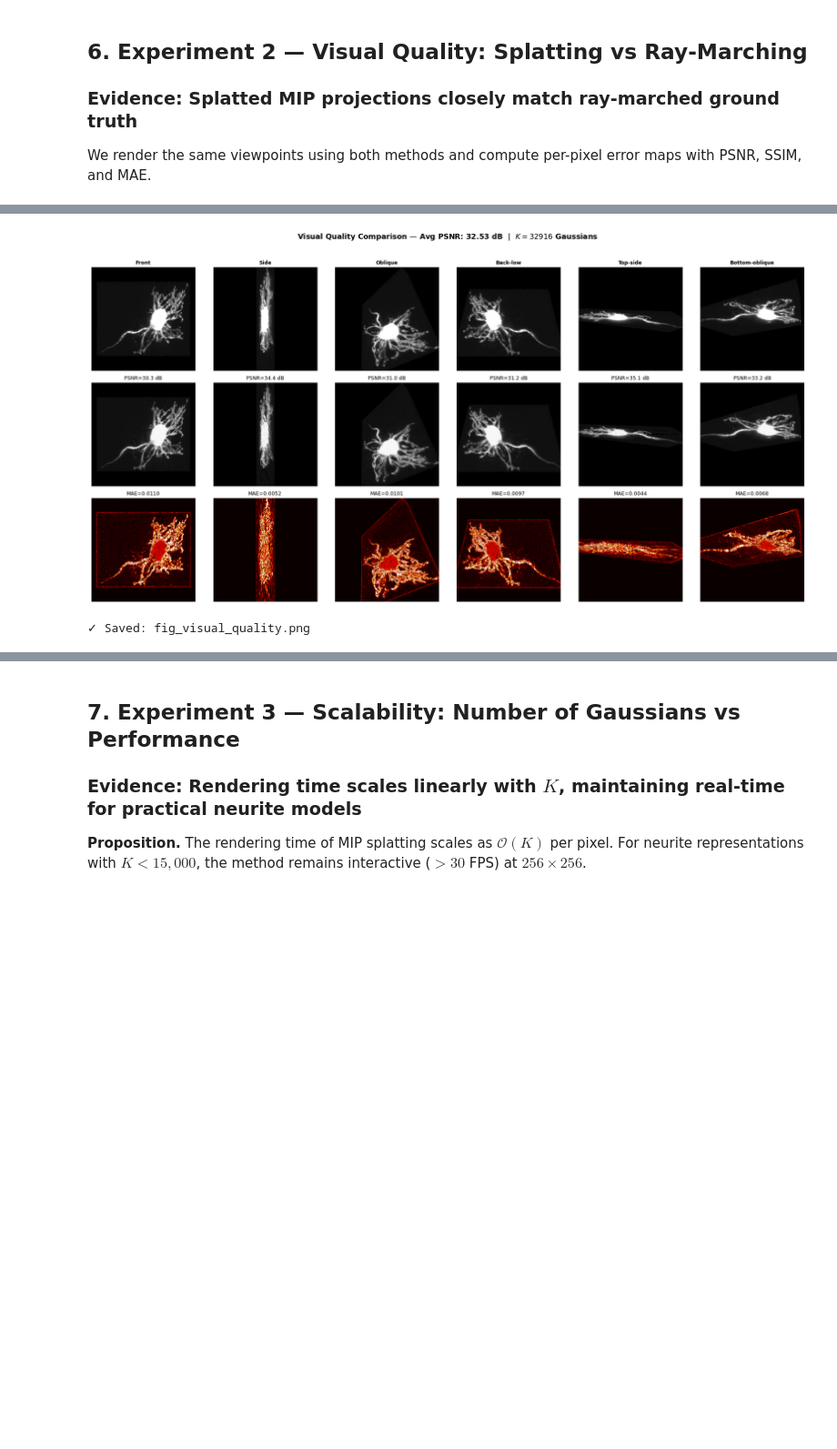
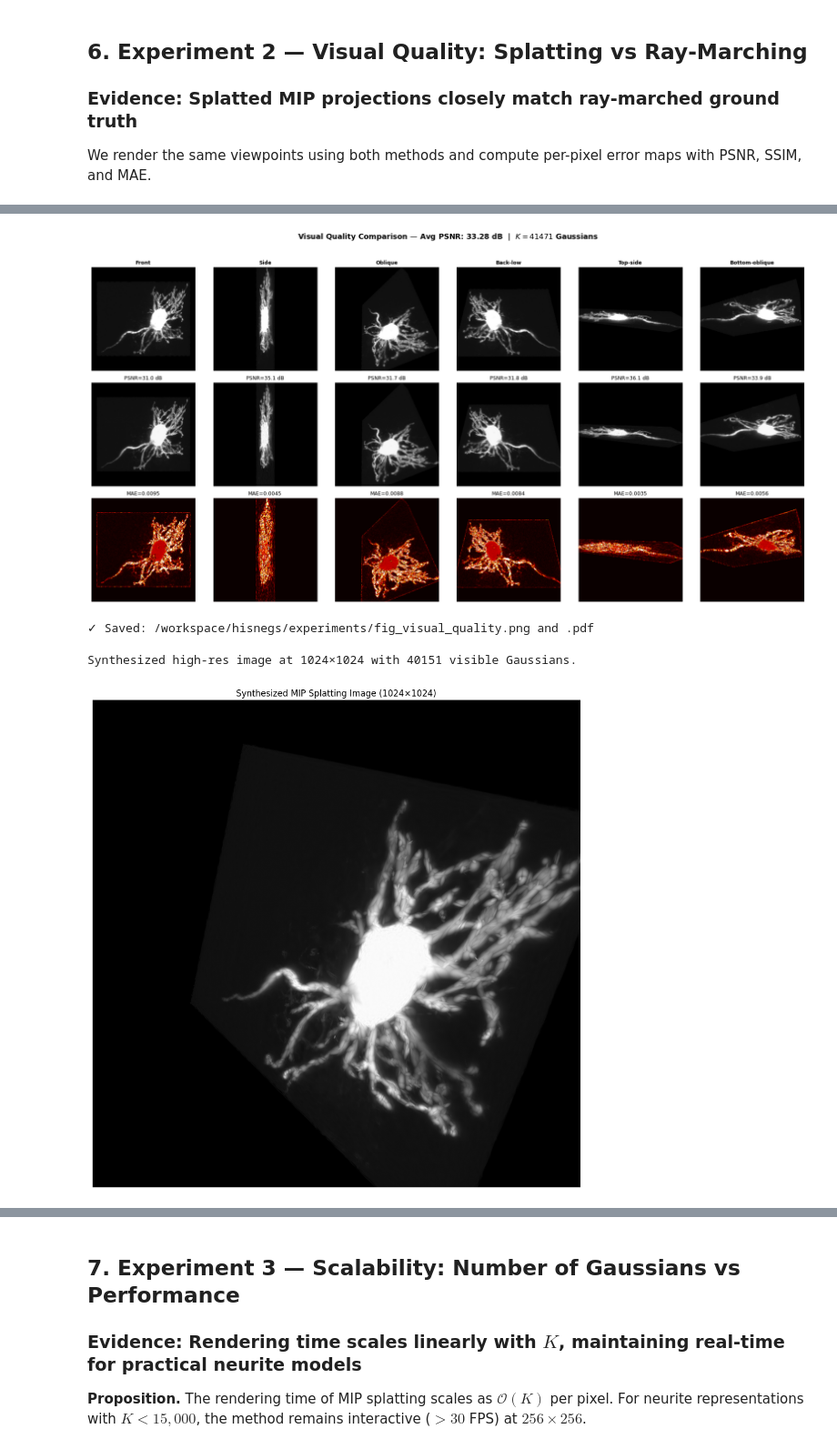
Before and after one commit to asheibanifard/hisnegs, a Jupyter notebook: src/renderer/splat_experiments.ipynb, the cells around one changed output, grey strips where cells are left out. Shown at 91% size. Cells and saved outputs as stored; diff of their text form; code cells hidden in the pictures; blank space fills up the shorter version.

```diff
--- a/src/renderer/splat_experiments.ipynb
+++ b/src/renderer/splat_experiments.ipynb
@@ -183,10 +181,9 @@ Aspect scales (x,y,z): [1.0, 0.7958179712295532, 0.12300123274326324]
 # %% [markdown]
 ## 4. Load Gaussian Checkpoint & Ground-Truth Volume
 # %%
-# ── Load GMF-fitted Gaussians (stage 1 output) ──────────────────
-# Start MIP splatting from the 3D-fitted Gaussians, NOT from an
-# intermediate MIP checkpoint.  This is the correct starting point.
-CKPT_PATH = "/workspace/neurogs_v7/gmf_refined_best.pt"
+# ── Load Trained MIP Splatting Checkpoint ──────────────────────
+# Load the trained MIP splatting model (stage 2 output) for better PSNR
+CKPT_PATH = "checkpoints/train_swme_ssim_edge_inte_checkpoint/splat_swme_ssim_edge_inte_best.pt"
 ckpt = torch.load(CKPT_PATH, map_location=device)
 
 means_raw           = ckpt["means"].to(device)
@@ -196,7 +193,7 @@ log_amplitudes_raw  = ckpt.get("log_amplitudes", ckpt.get("log_intensities")).to
 
 K = means_raw.shape[0]
 print(f"Checkpoint: {CKPT_PATH}")
-print(f"  Source:     GMF-fitted 3D Gaussians (stage 1)")
+print(f"  Source:     Trained MIP Splatting (stage 2 - WMSE + SSIM + Edge + Intensity)")
 print(f"  Gaussians:  K = {K}")
 
 # ── Build GaussianParameters ─────────────────────────────────────
@@ -651,9 +627,36 @@ axes[2, 0].set_ylabel('|Error| × 5', fontsize=11, fontweight='bold')
 fig.suptitle(f'Visual Quality Comparison — Avg PSNR: {avg_psnr:.2f} dB  |  $K = {K}$ Gaussians',
              fontsize=13, fontweight='bold', y=1.02)
 plt.tight_layout()
-plt.savefig('fig_visual_quality.png', dpi=300, bbox_inches='tight')
+out_dir = '/workspace/hisnegs/experiments'
+plt.savefig(f'{out_dir}/fig_visual_quality.png', dpi=300, bbox_inches='tight')
+plt.savefig(f'{out_dir}/fig_visual_quality.pdf', bbox_inches='tight')
+
 plt.show()
-print("✓ Saved: fig_visual_quality.png")
+print(f"✓ Saved: {out_dir}/fig_visual_quality.png and .pdf")
 # %% [output]
-[figure, old version]
+[figure, new version]
-✓ Saved: fig_visual_quality.png
+✓ Saved: /workspace/hisnegs/experiments/fig_visual_quality.png and .pdf
+# %%
+# synthesed one image with 1024 1024 resolution of MIP splatting
+
+def synthesize_high_res_image(gaussians, cam, R, T, target_res=(1024, 1024)):
+    """Render a high-resolution MIP splatting image."""
+    H, W = target_res
+    # Compute FOV from focal length: fov_x = 2 * atan(width / (2 * fx))
+    import math
+    fov_x_deg = math.degrees(2 * math.atan(cam.width / (2 * cam.fx)))
+    cam_highres = Camera.from_fov(fov_x_deg=fov_x_deg, width=W, height=H, near=cam.near, far=cam.far)
+    with torch.no_grad():
+        img_splat, n_vis = render_mip_projection(gaussians, cam_highres, R, T)
+    return img_splat.cpu().numpy(), n_vis
+
+synthesized_img, n_vis = synthesize_high_res_image(gaussians, cam_eval, R_bench, T_bench, target_res=(2048, 2048))
+print(f"Synthesized high-res image at 1024×1024 with {n_vis} visible Gaussians.")
+plt.figure(figsize=(10, 10))
+plt.imshow(synthesized_img, cmap='gray', vmin=0, vmax=synthesized_img.max())
+plt.title(f"Synthesized MIP Splatting Image (1024×1024)")
+plt.axis('off')
+plt.tight_layout()
+# %% [output]
+Synthesized high-res image at 1024×1024 with 40151 visible Gaussians.
+[figure, added]
```
Also changed, not shown: parts of 21 cells of this notebook, 56 other files.
